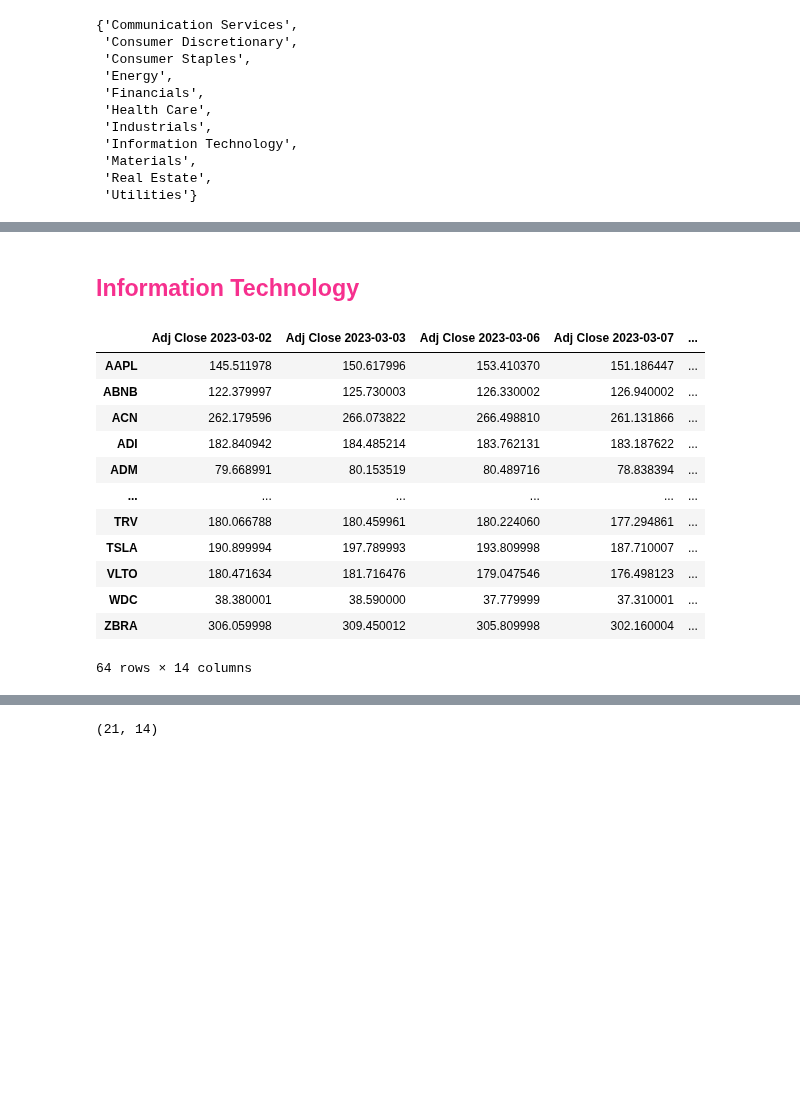
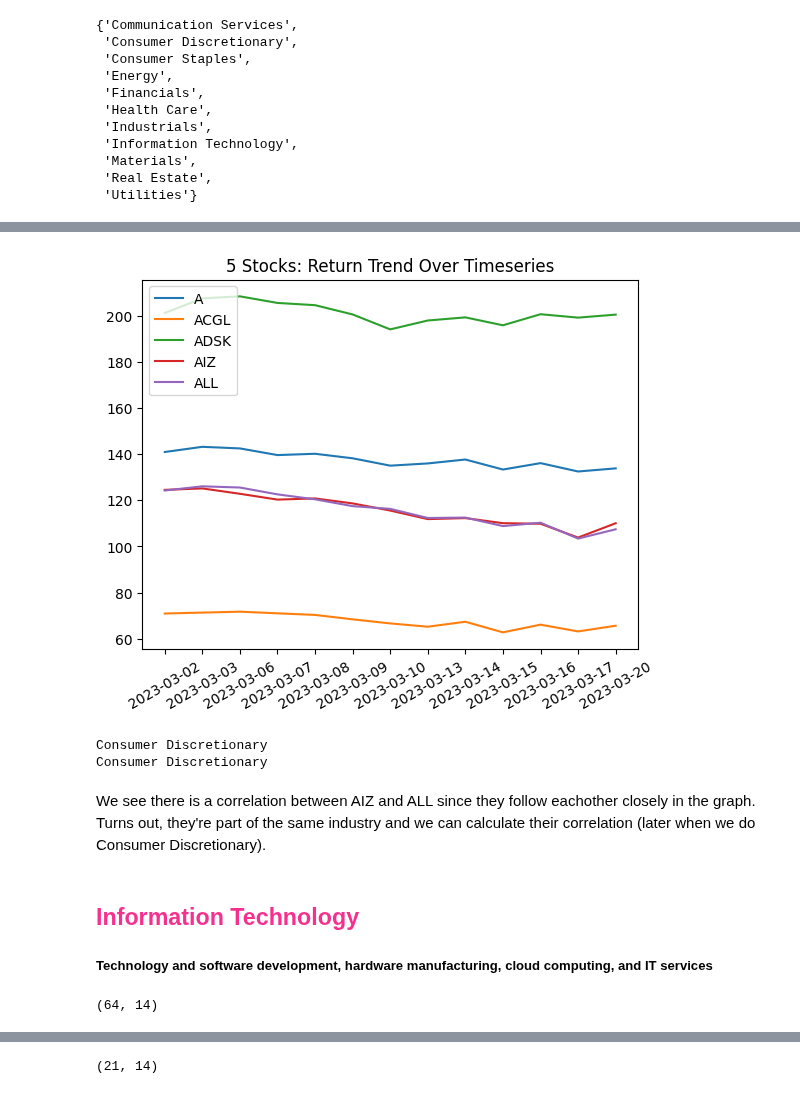
Before and after one commit to ktongk/BTT-JPMC-1, a Jupyter notebook: Anna/AH.ipynb, the cells around one changed output, grey strips where cells are left out. Cells and saved outputs as stored; diff of their text form; code cells hidden in the pictures; blank space fills up the shorter version.

```diff
--- a/Anna/AH.ipynb
+++ b/Anna/AH.ipynb
@@ -163,23 +197,38 @@ df = df.join(df_industries)
+# %%
+x_labels = df2.T.index
+x_labels = [label.split(' ')[-1] for label in x_labels]
+#print(x_labels)
+# %%
+import matplotlib.pyplot as plt
+%matplotlib inline
+plt.plot(b)
+plt.title('5 Stocks: Return Trend Over Timeseries')
+plt.legend (['A','ACGL','ADSK','AIZ', 'ALL'], loc = 2)
+x_ticks = np.arange(0, len(x_labels))
+
+plt.xticks(x_ticks, x_labels, rotation=30)
+plt.show()
+# %% [output]
+[figure, added]
+# %%
+c = df.loc['AIZ', df.columns[-1]]
+print(c)
+d = df.loc['ALL', df.columns[-1]]
+print(d)
+# %% [output]
+Consumer Discretionary
+Consumer Discretionary
+# %% [markdown]
+We see there is a correlation between AIZ and ALL since they follow eachother closely in the graph. Turns out, they're part of the same industry and we can calculate their correlation (later when we do Consumer Discretionary).
 # %% [markdown]
 ## <b> <font color = #f6308e > Information Technology </b>
+##### Technology and software development, hardware manufacturing, cloud computing, and IT services
 # %%
 it = df[df['Industry'] == 'Information Technology']
-it
+it.shape
 #companies with IT as its industry
 # %% [output]
-|  | Adj Close 2023-03-02 | Adj Close 2023-03-03 | Adj Close 2023-03-06 | Adj Close 2023-03-07 | ... |
-| AAPL | 145.511978 | 150.617996 | 153.410370 | 151.186447 | ... |
-| ABNB | 122.379997 | 125.730003 | 126.330002 | 126.940002 | ... |
-| ACN | 262.179596 | 266.073822 | 266.498810 | 261.131866 | ... |
-| ADI | 182.840942 | 184.485214 | 183.762131 | 183.187622 | ... |
-| ADM | 79.668991 | 80.153519 | 80.489716 | 78.838394 | ... |
-| ... | ... | ... | ... | ... | ... |
-| TRV | 180.066788 | 180.459961 | 180.224060 | 177.294861 | ... |
-| TSLA | 190.899994 | 197.789993 | 193.809998 | 187.710007 | ... |
-| VLTO | 180.471634 | 181.716476 | 179.047546 | 176.498123 | ... |
-| WDC | 38.380001 | 38.590000 | 37.779999 | 37.310001 | ... |
-| ZBRA | 306.059998 | 309.450012 | 305.809998 | 302.160004 | ... |
-64 rows × 14 columns
+(64, 14)
 # %%
 it = it.drop(columns= 'Industry', axis = 1)
 df_price_it = it.T
```
Also changed, not shown: parts of 42 cells of this notebook.
